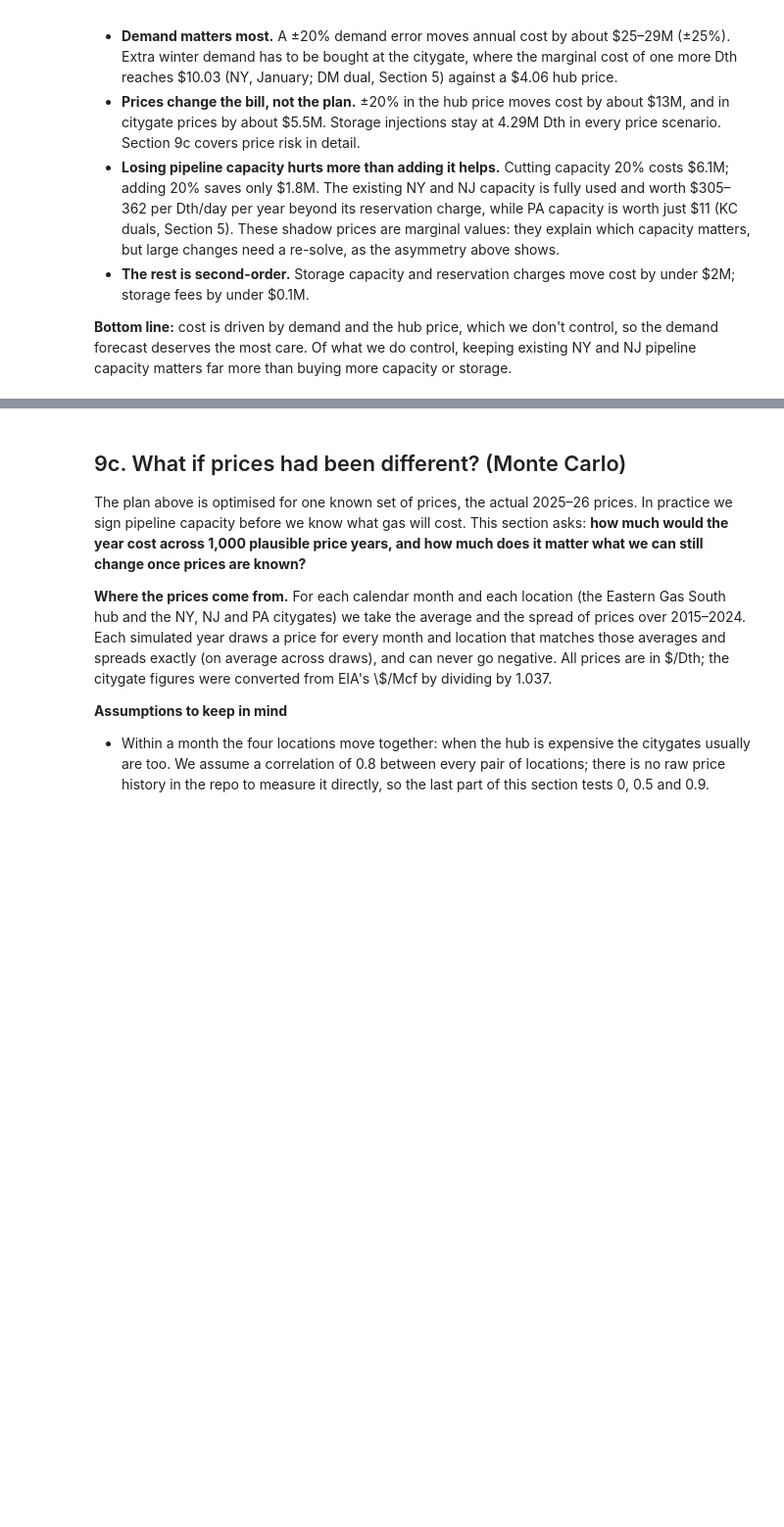
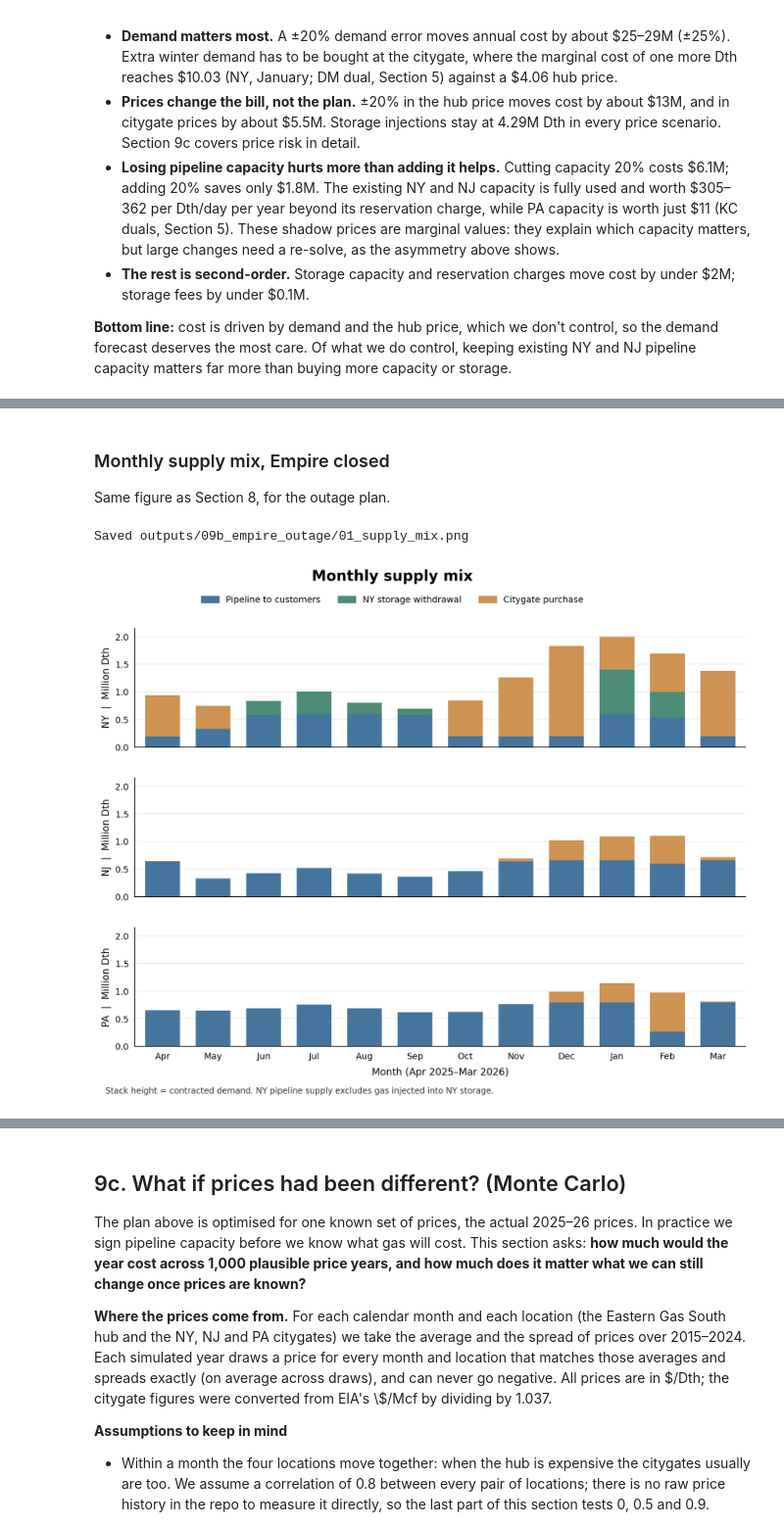
Before and after one commit to robjiakai/MidAtlanticGasMerchant, a Jupyter notebook: run_model.ipynb, the cells around one changed output, grey strips where cells are left out. Shown at 98% size. Saved outputs shown, nothing was run; the diff lists cells and outputs as text; code cells hidden in the pictures; blank space fills up the shorter version.

```diff
--- a/run_model.ipynb
+++ b/run_model.ipynb
@@ -714,0 +655,10 @@ plt.show()
+# %% [markdown]
+### Monthly supply mix, Empire closed
+
+Same figure as Section 8, for the outage plan.
+# %%
+viz.plot_supply_mix(pd.read_csv(OUTAGE_DIR / "market_supply.csv"), OUTAGE_DIR)
+Image(filename=OUTAGE_DIR / "01_supply_mix.png")
+# %% [output]
+Saved outputs/09b_empire_outage/01_supply_mix.png
+[figure, added]
```
Also changed, not shown: parts of 34 cells of this notebook, 12 other files.
